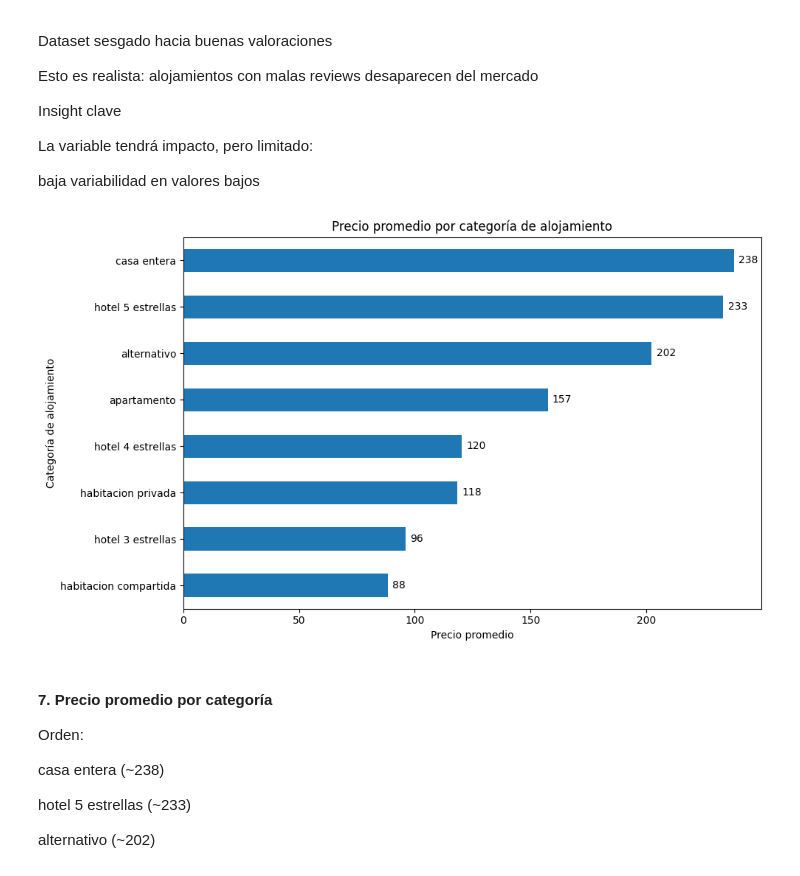
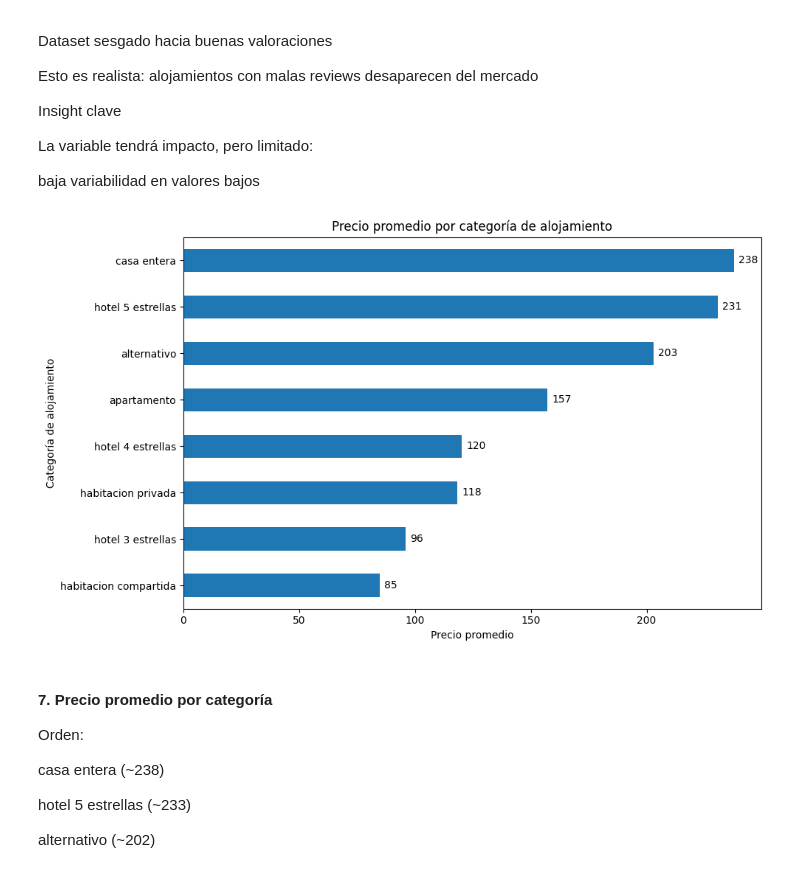
Before and after one commit to moralesvegaandrea-star/CulturaTrip.v2, a Jupyter notebook: Notebook/ML_Model/ML_Alojamiento.ipynb, the cells around one changed output. Saved outputs shown, nothing was run; the diff lists cells and outputs as text; code cells hidden in the pictures.

```diff
--- a/Notebook/ML_Model/ML_Alojamiento.ipynb
+++ b/Notebook/ML_Model/ML_Alojamiento.ipynb
@@ -884,31 +802,32 @@ La variable tendrá impacto, pero limitado:
 baja variabilidad en valores bajos
 # %%
 precio_promedio_categoria = (
-    df.groupby("categoria_alojamiento")["precio"]
+    df_largo.groupby("categoria_alojamiento")["precio"]
     .mean()
     .sort_values(ascending=False)
 )
 
 plt.figure(figsize=(10, 6))
 
 ax = precio_promedio_categoria.plot(kind="barh")
 
 plt.title("Precio promedio por categoría de alojamiento")
 plt.xlabel("Precio promedio")
 plt.ylabel("Categoría de alojamiento")
 
 plt.gca().invert_yaxis()
 
 # agregar valores al final de cada barra
 for i, v in enumerate(precio_promedio_categoria.values):
     ax.text(v + 2, i, f"{v:.0f}", va='center')
 
 plt.tight_layout()
-plt.savefig(ASSETS_DIR / "ML_Alojamiento_Precio promedio por categoria de alojamiento.png", dpi=500, bbox_inches="tight")
+plt.savefig(ASSETS_DIR / "ML_Alojamiento_Precio promedio por categoria de alojamiento.png", dpi=500,
+            bbox_inches="tight")
 plt.show()
 plt.close()
 # %% [output]
-[figure, old version]
+[figure, new version]
 # %% [markdown]
 #### 7. Precio promedio por categoría
 
```
Also changed, not shown: parts of 59 cells of this notebook, 55 other files.
